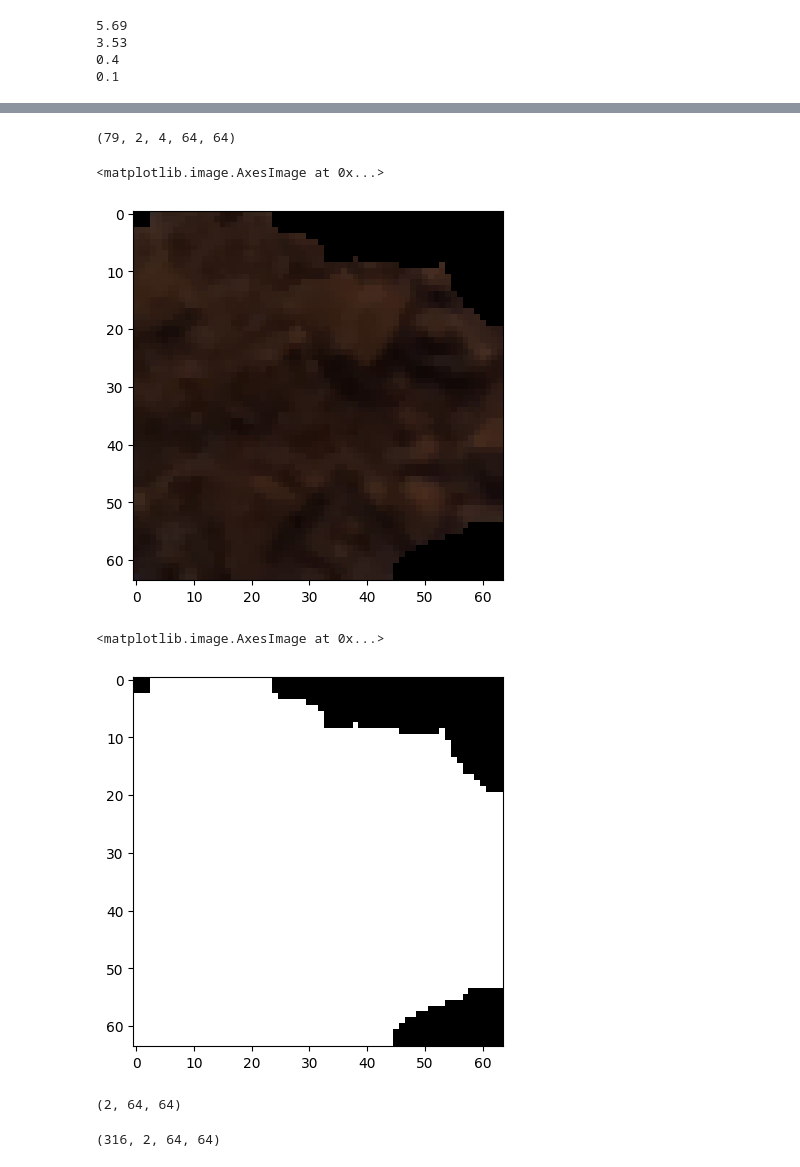
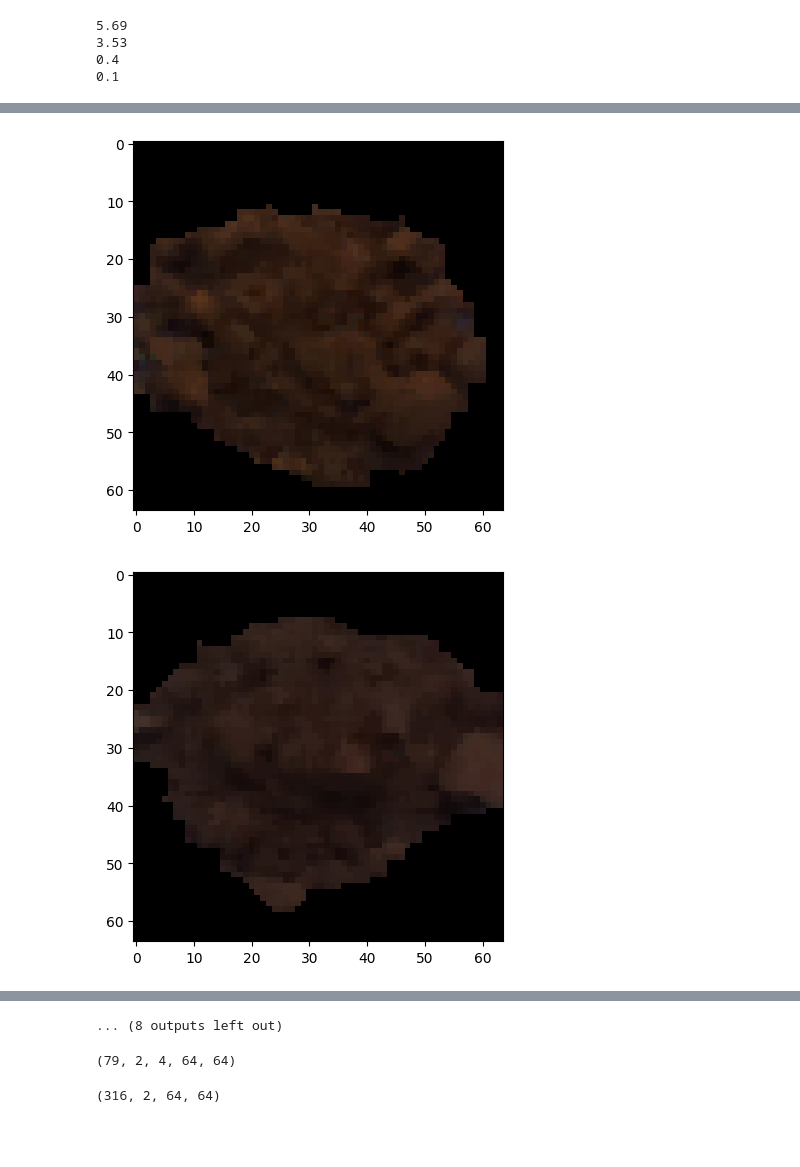
Before and after one commit to neeeal/soil-pd-backend, a Jupyter notebook: ipynb/final_alternative_designs.ipynb, the cells around one changed output, grey strips where cells are left out. Cells and saved outputs as stored; diff of their text form; code cells hidden in the pictures; blank space fills up the shorter version.

```diff
--- a/ipynb/final_alternative_designs.ipynb
+++ b/ipynb/final_alternative_designs.ipynb
@@ -308,0 +330,9 @@ SAMPLE_Y = SAMPLE_Y[:, :, np.newaxis, :, :, np.newaxis]
+# %%
+for x,i in enumerate(SAMPLE):
+    plt.imshow(i)
+    plt.show()
+    if x == 20:
+        break
+# %% [output]
+[figure, added]
+[figure, added]
@@ -309,21 +349,8 @@ SAMPLE_Y = SAMPLE_Y[:, :, np.newaxis, :, :, np.newaxis]
+... (8 outputs left out)
 # %%
 np.array(y_values_1).shape
 # %% [output]
 (79, 2, 4, 64, 64)
-# %%
-plt.imshow(np.array(X_train)[0])
-# %% [output]
-<matplotlib.image.AxesImage at 0x...>
-[figure, removed]
-# %%
-plt.imshow(np.array(y_train)[0][1],cmap='gray')
-# %% [output]
-<matplotlib.image.AxesImage at 0x...>
-[figure, removed]
-# %%
-np.array(y_train)[0,:,:,:].shape
-# %% [output]
-(2, 64, 64)
 # %%
 np.array(y_train).shape
 # %% [output]
```
Also changed, not shown: parts of 22 cells of this notebook.
